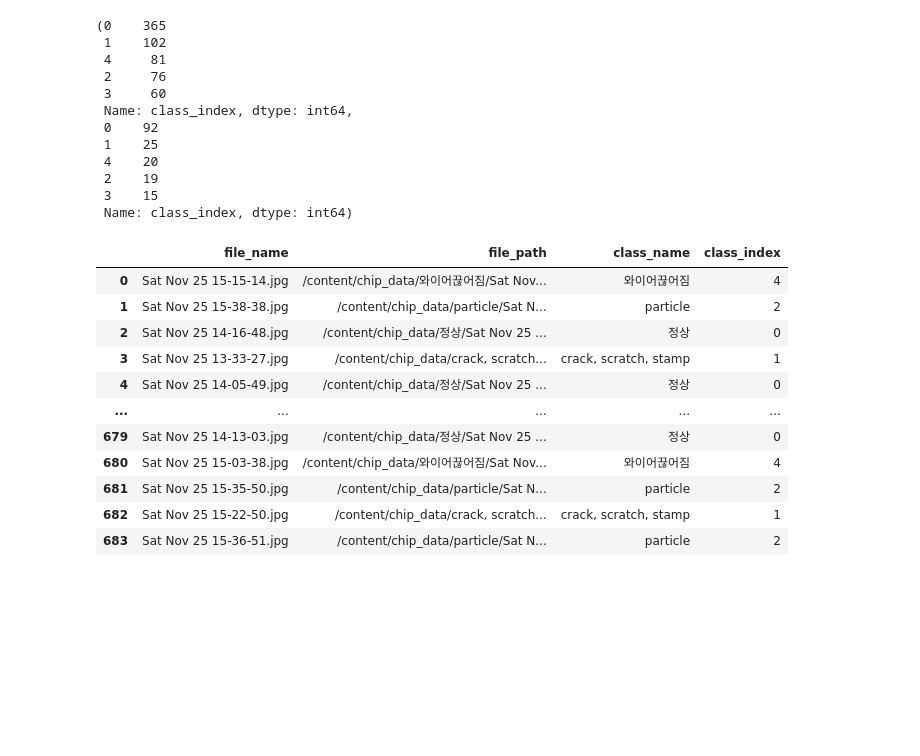
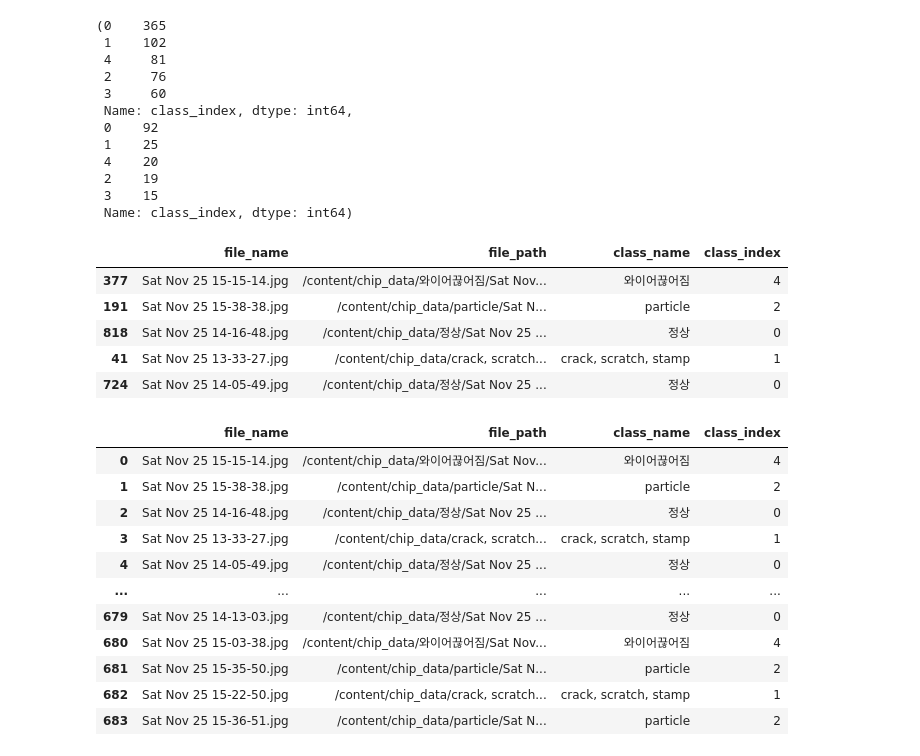
Before and after one commit to zkfbdkf/ml-python, a Jupyter notebook: VGG기반_기반분류_earlyStop.ipynb, the cells around one changed output. Cells and saved outputs as stored; diff of their text form; code cells hidden in the pictures; blank space fills up the shorter version.

```diff
--- a/VGG기반_기반분류_earlyStop.ipynb
+++ b/VGG기반_기반분류_earlyStop.ipynb
@@ -120,5 +149,14 @@ train['class_index'].value_counts(), test['class_index'].value_counts()
  2    19
  3    15
  Name: class_index, dtype: int64)
+# %%
+train.head()
+# %% [output]
+|  | file_name | file_path | class_name | class_index |
+| 377 | Sat Nov 25 15-15-14.jpg | /content/chip_data/와이어끊어짐/Sat Nov... | 와이어끊어짐 | 4 |
+| 191 | Sat Nov 25 15-38-38.jpg | /content/chip_data/particle/Sat N... | particle | 2 |
+| 818 | Sat Nov 25 14-16-48.jpg | /content/chip_data/정상/Sat Nov 25 ... | 정상 | 0 |
+| 41 | Sat Nov 25 13-33-27.jpg | /content/chip_data/crack, scratch... | crack, scratch, stamp | 1 |
+| 724 | Sat Nov 25 14-05-49.jpg | /content/chip_data/정상/Sat Nov 25 ... | 정상 | 0 |
 # %%
 # save df to csv
```
Also changed, not shown: parts of 15 cells of this notebook.
